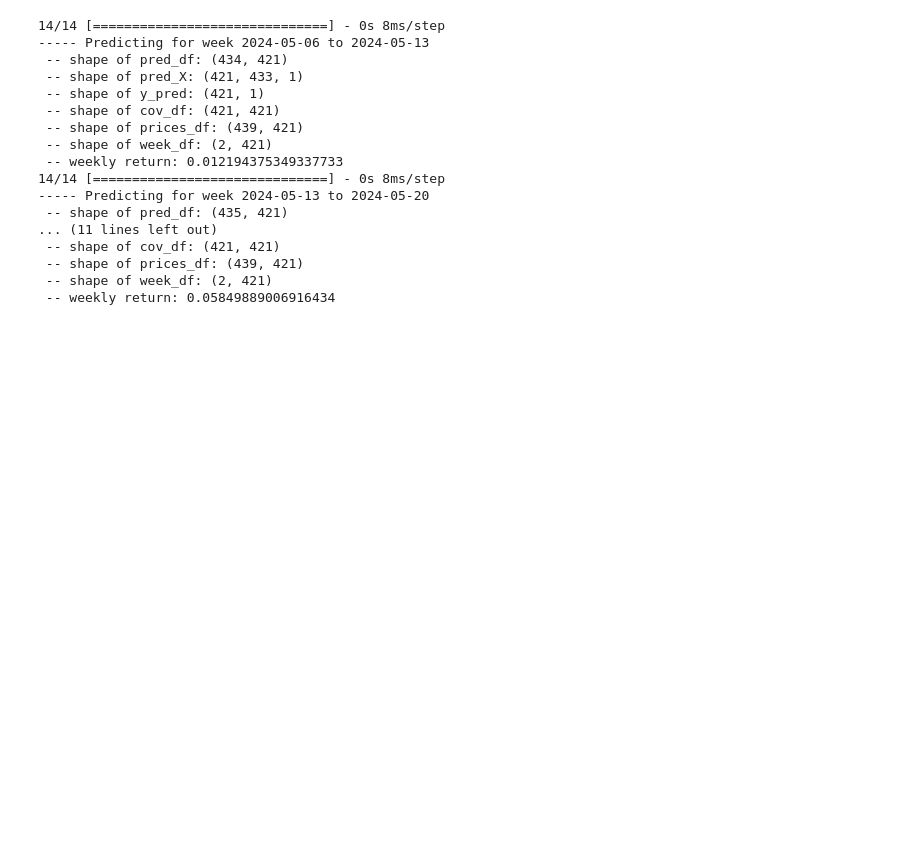
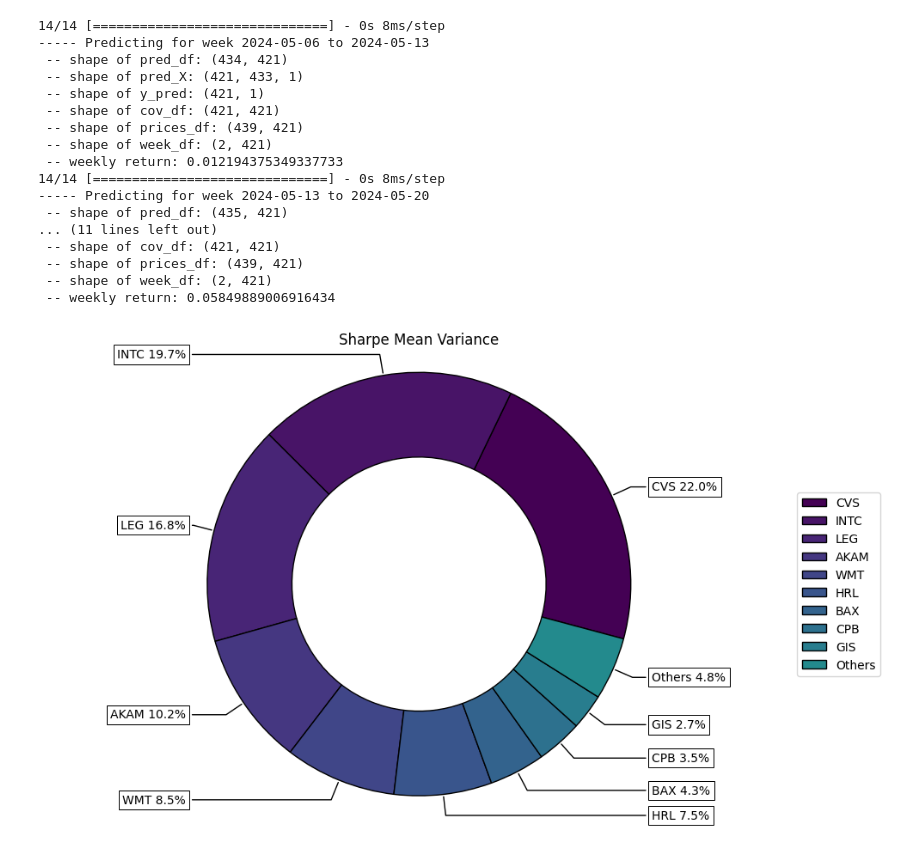
Before and after one commit to tim-boudot/lwhf-investment-strategy, a Jupyter notebook: notebooks/bn-refactor.ipynb, the cells around one changed output. Drawn from its saved outputs; the diff is of its cells as text; code cells hidden in the pictures; blank space fills up the shorter version.

```diff
--- a/notebooks/bn-refactor.ipynb
+++ b/notebooks/bn-refactor.ipynb
@@ -408,3 +416,12 @@ port_return -= 1
  -- shape of prices_df: (439, 421)
  -- shape of week_df: (2, 421)
  -- weekly return: 0.05849889006916434
+# %%
+import matplotlib.pyplot as plt
+import riskfolio as rp
+
+cmap = plt.get_cmap("viridis")
+ax = rp.plot_pie( w= clean_weights, title='Sharpe Mean Variance', others=0.05, nrow=25, cmap = 'viridis',
+                        height=6, width=10, ax=None)
+# %% [output]
+[figure, added]
```
Also changed, not shown: parts of 2 cells of this notebook, 1 other file.
